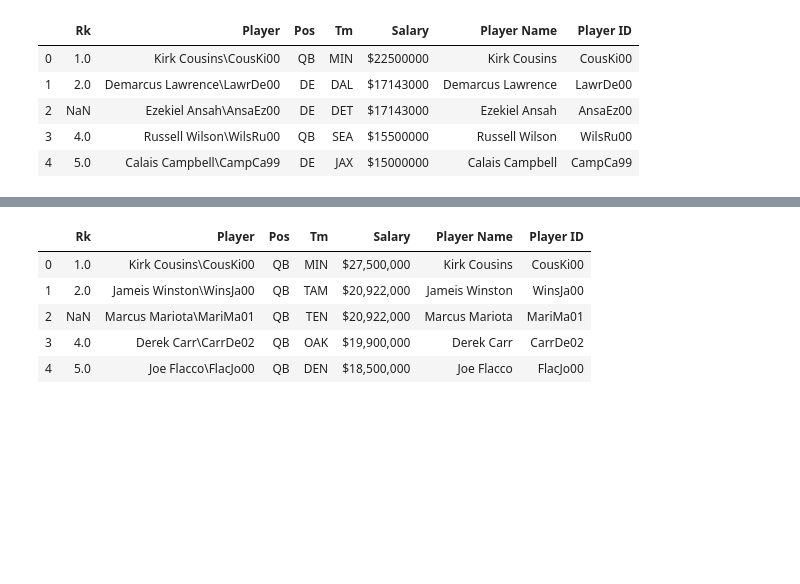
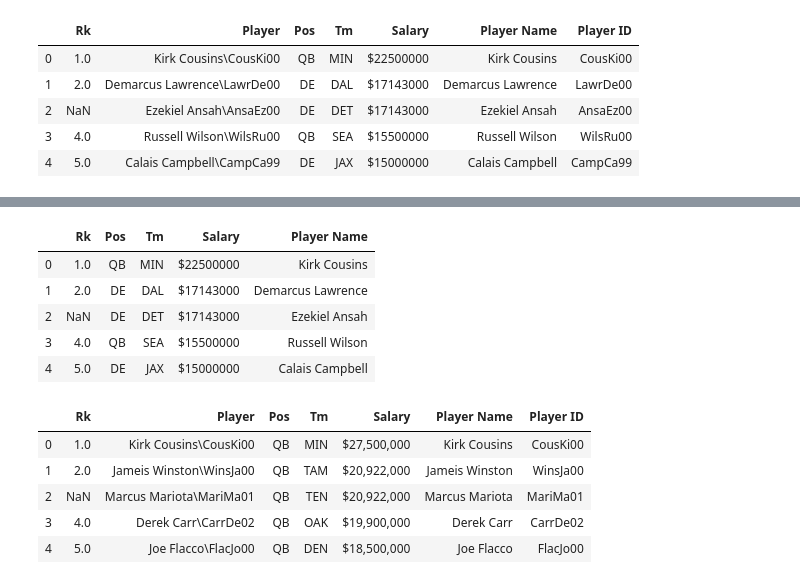
Before and after one commit to paholland/ETL_Project, a Jupyter notebook: Team_ETL.ipynb, the cells around one changed output, grey strips where cells are left out. Drawn from its saved outputs; the diff is of its cells as text; code cells hidden in the pictures; blank space fills up the shorter version.

```diff
--- a/Team_ETL.ipynb
+++ b/Team_ETL.ipynb
@@ -216,3 +236,13 @@ Index(['Rk', 'Player', 'Pos', 'Tm', 'Salary'], dtype='object')
+# %%
+new_data_df5 = data_df5[['Rk', 'Pos', 'Tm', 'Salary', 'Player Name']].copy()
+new_data_df5.head()
+# %% [output]
+|  | Rk | Pos | Tm | Salary | Player Name |
+| 0 | 1.0 | QB | MIN | $22500000 | Kirk Cousins |
+| 1 | 2.0 | DE | DAL | $17143000 | Demarcus Lawrence |
+| 2 | NaN | DE | DET | $17143000 | Ezekiel Ansah |
+| 3 | 4.0 | QB | SEA | $15500000 | Russell Wilson |
+| 4 | 5.0 | DE | JAX | $15000000 | Calais Campbell |
 # %%
 data_df6[['Player Name','Player ID']] = data_df6.Player.str.split('\\',expand=True,)
 data_df6.head()
```
Also changed, not shown: parts of 17 cells of this notebook.
